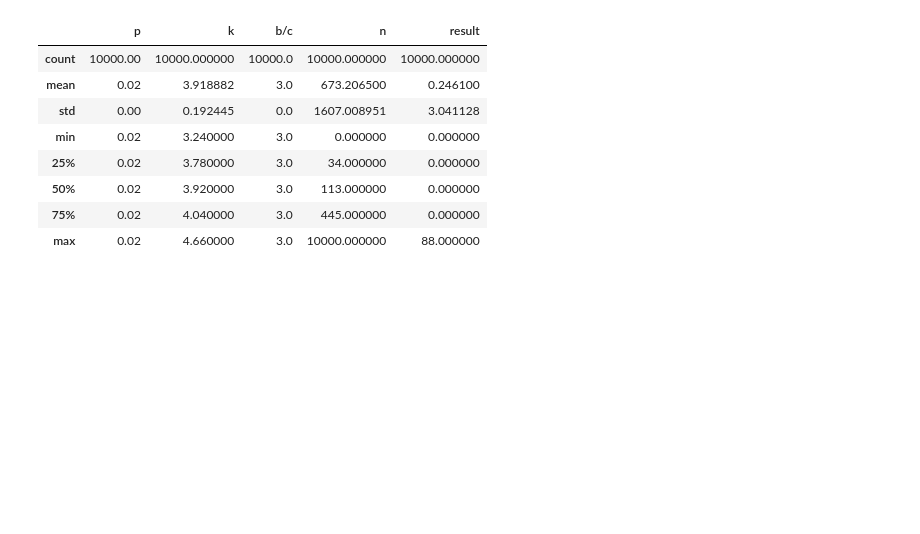
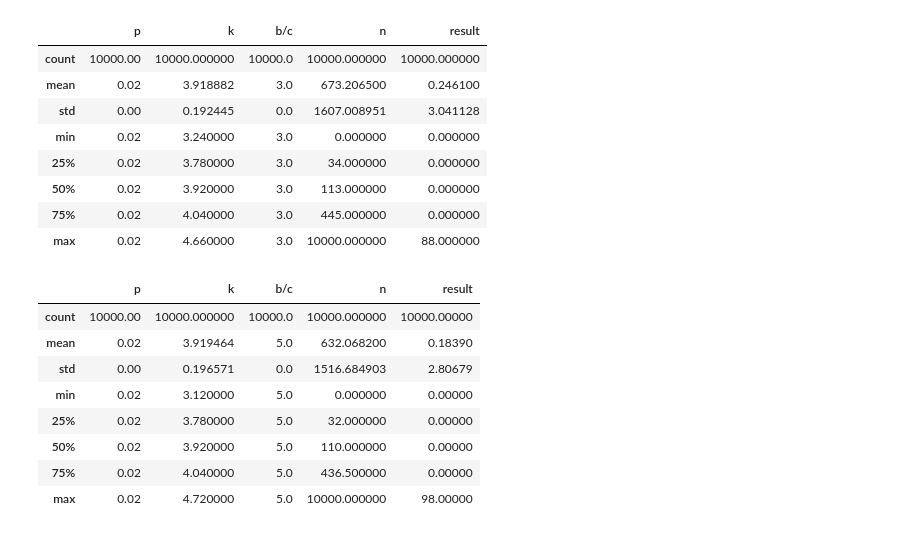
Before and after one commit to eoinohearn/MATH598, a Jupyter notebook: root/data.ipynb, the cells around one changed output. Drawn from its saved outputs; the diff is of its cells as text; code cells hidden in the pictures; blank space fills up the shorter version.

```diff
--- a/root/data.ipynb
+++ b/root/data.ipynb
@@ -52,3 +52,16 @@ df.describe()
 | 50% | 0.02 | 3.920000 | 3.0 | 113.000000 | 0.000000 |
 | 75% | 0.02 | 4.040000 | 3.0 | 445.000000 | 0.000000 |
 | max | 0.02 | 4.660000 | 3.0 | 10000.000000 | 88.000000 |
+# %%
+df = pd.read_csv("Output/output_GoG6.txt")
+df.describe()
+# %% [output]
+|  | p | k | b/c | n | result |
+| count | 10000.00 | 10000.000000 | 10000.0 | 10000.000000 | 10000.00000 |
+| mean | 0.02 | 3.919464 | 5.0 | 632.068200 | 0.18390 |
+| std | 0.00 | 0.196571 | 0.0 | 1516.684903 | 2.80679 |
+| min | 0.02 | 3.120000 | 5.0 | 0.000000 | 0.00000 |
+| 25% | 0.02 | 3.780000 | 5.0 | 32.000000 | 0.00000 |
+| 50% | 0.02 | 3.920000 | 5.0 | 110.000000 | 0.00000 |
+| 75% | 0.02 | 4.040000 | 5.0 | 436.500000 | 0.00000 |
+| max | 0.02 | 4.720000 | 5.0 | 10000.000000 | 98.00000 |
```
Also changed, not shown: 10 other files.
